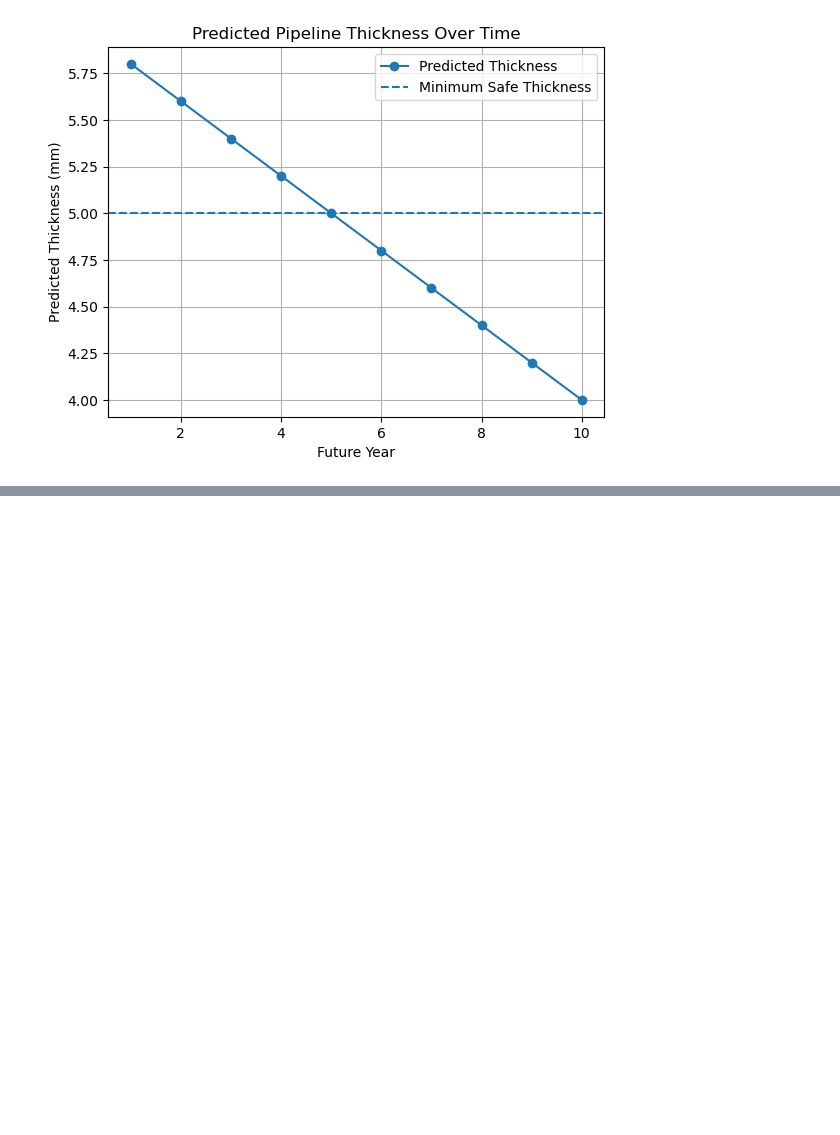
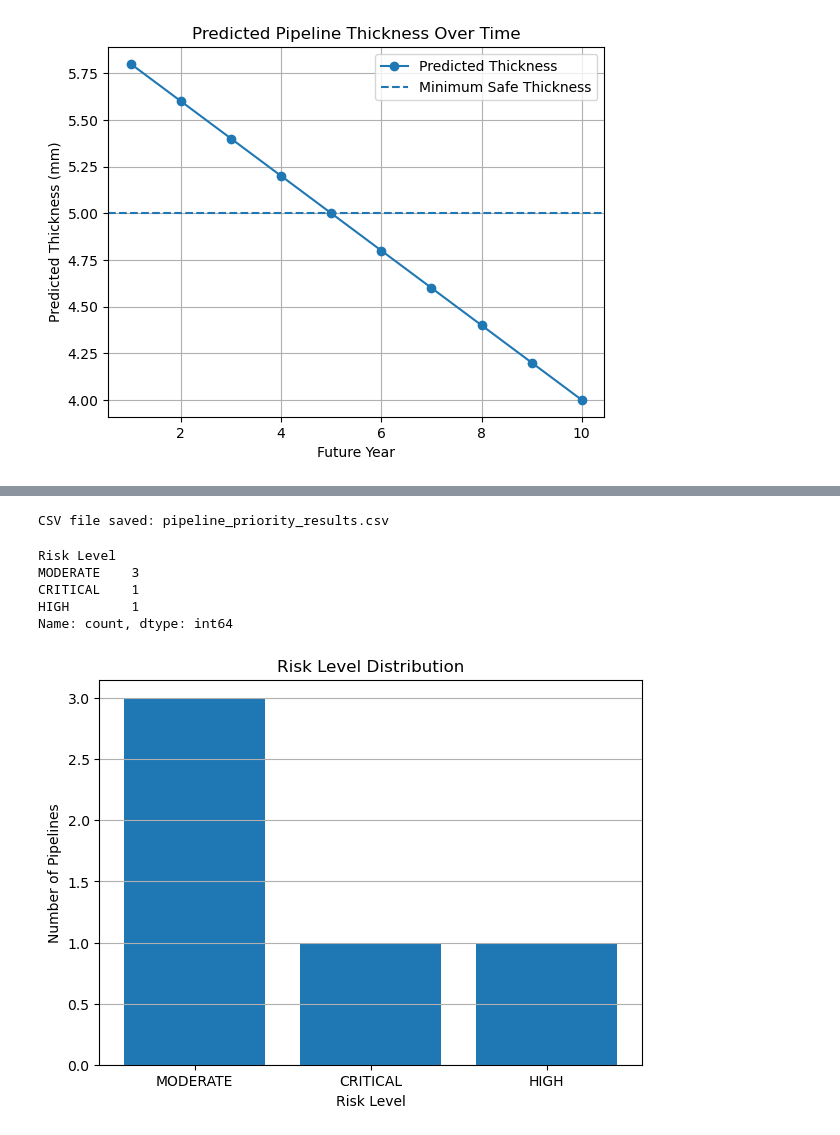
Before and after one commit to mashiwalissah7-cloud/Pipeline-Corrosion-Prediction, a Jupyter notebook: Pipeline_Corrosion_Prediction.ipynb, the cells around one changed output, grey strips where cells are left out. Cells and saved outputs as stored; diff of their text form; code cells hidden in the pictures; blank space fills up the shorter version.

```diff
--- a/Pipeline_Corrosion_Prediction.ipynb
+++ b/Pipeline_Corrosion_Prediction.ipynb
@@ -495,0 +716,35 @@ plt.show()
+# %%
+# Section 29: Export Final Results to CSV
+
+final_priority_table.to_csv("pipeline_priority_results.csv", index=False)
+
+print("CSV file saved: pipeline_priority_results.csv")
+# %% [output]
+CSV file saved: pipeline_priority_results.csv
+# %%
+# Section 30: Risk Level Distribution
+
+risk_counts = final_priority_table["Risk Level"].value_counts()
+
+risk_counts
+# %% [output]
+Risk Level
+MODERATE    3
+CRITICAL    1
+HIGH        1
+Name: count, dtype: int64
+# %%
+# Section 31: Risk Level Distribution Chart
+
+plt.figure(figsize=(7, 5))
+
+plt.bar(risk_counts.index, risk_counts.values)
+
+plt.title("Risk Level Distribution")
+plt.xlabel("Risk Level")
+plt.ylabel("Number of Pipelines")
+
+plt.grid(axis="y")
+plt.show()
+# %% [output]
+[figure, added]
```
Also changed, not shown: parts of 13 cells of this notebook.
